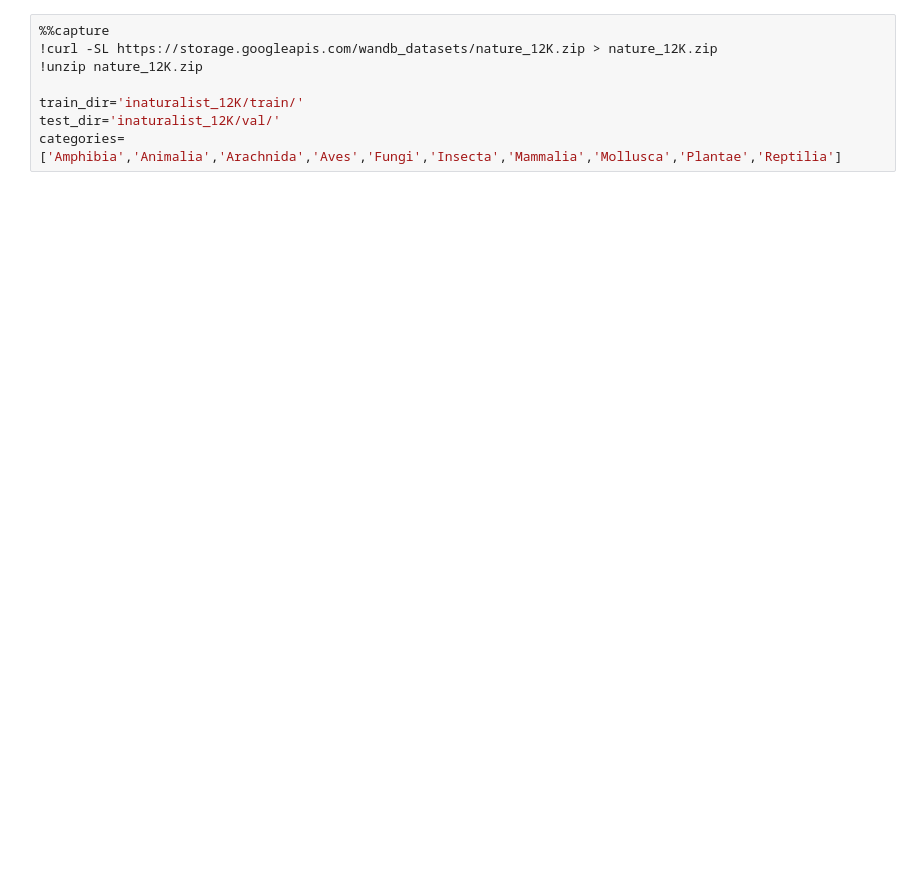
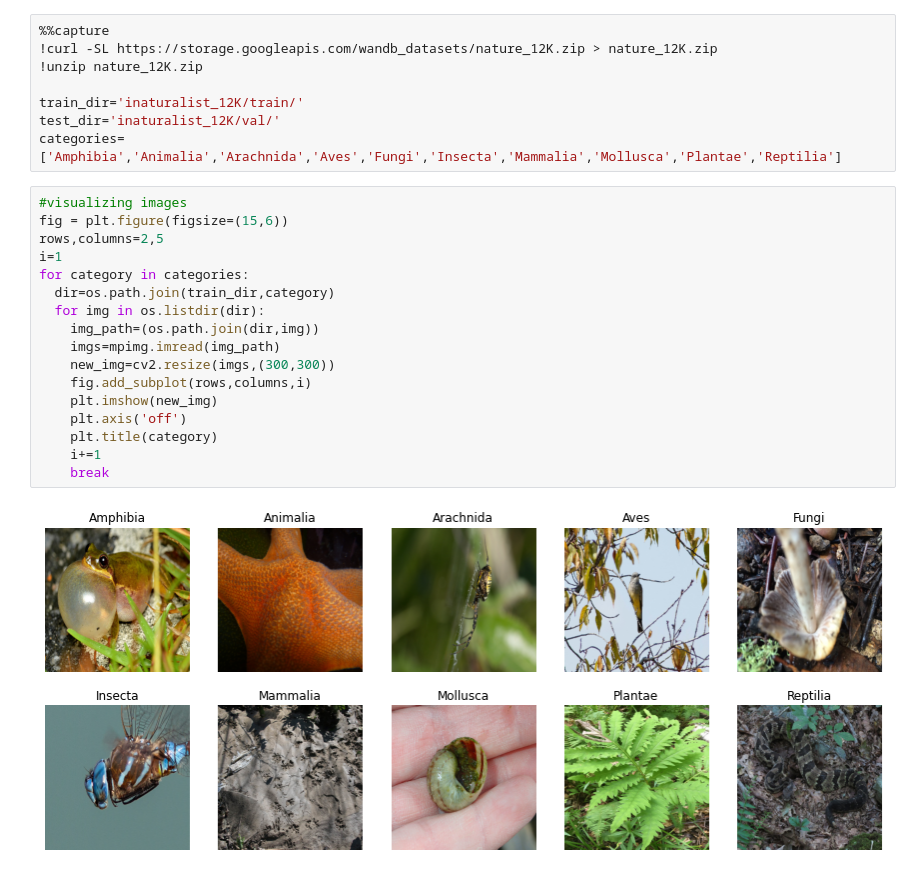
Before and after one commit to sanjeevrs2000/CS6910-Assignment-2, a Jupyter notebook: Assignment_2A.ipynb, the cells around one changed output. Saved outputs shown, nothing was run; the diff lists cells and outputs as text; blank space fills up the shorter version.

```diff
--- a/Assignment_2A.ipynb
+++ b/Assignment_2A.ipynb
@@ -41,3 +42,22 @@ import wandb
 train_dir='inaturalist_12K/train/'
 test_dir='inaturalist_12K/val/'
 categories=['Amphibia','Animalia','Arachnida','Aves','Fungi','Insecta','Mammalia','Mollusca','Plantae','Reptilia']
+# %%
+#visualizing images
+fig = plt.figure(figsize=(15,6))
+rows,columns=2,5
+i=1
+for category in categories:
+  dir=os.path.join(train_dir,category)
+  for img in os.listdir(dir):
+    img_path=(os.path.join(dir,img))
+    imgs=mpimg.imread(img_path)
+    new_img=cv2.resize(imgs,(300,300))
+    fig.add_subplot(rows,columns,i)
+    plt.imshow(new_img)
+    plt.axis('off')
+    plt.title(category)
+    i+=1
+    break
+# %% [output]
+[figure, added]
```
Also changed, not shown: parts of 18 cells of this notebook.
